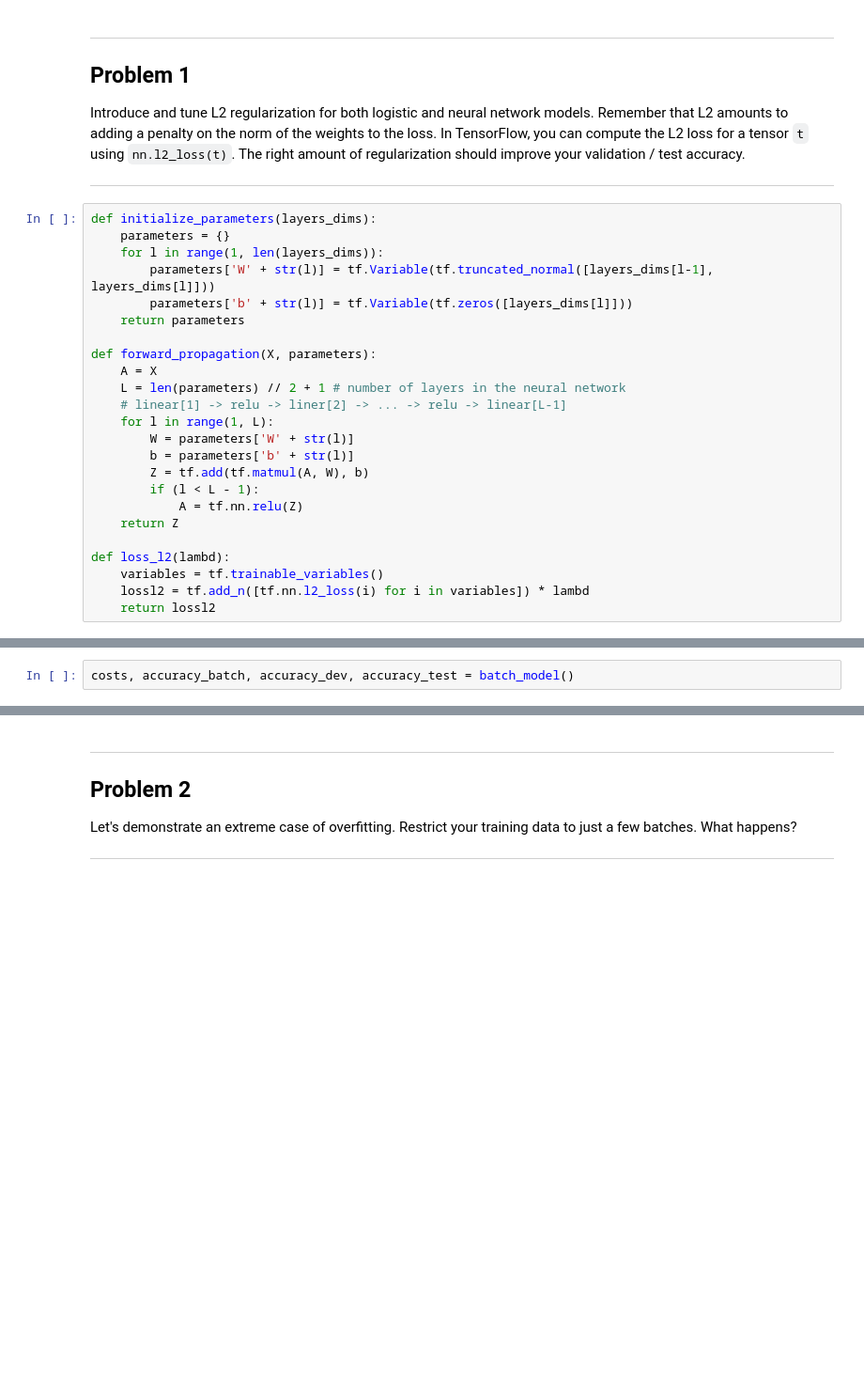
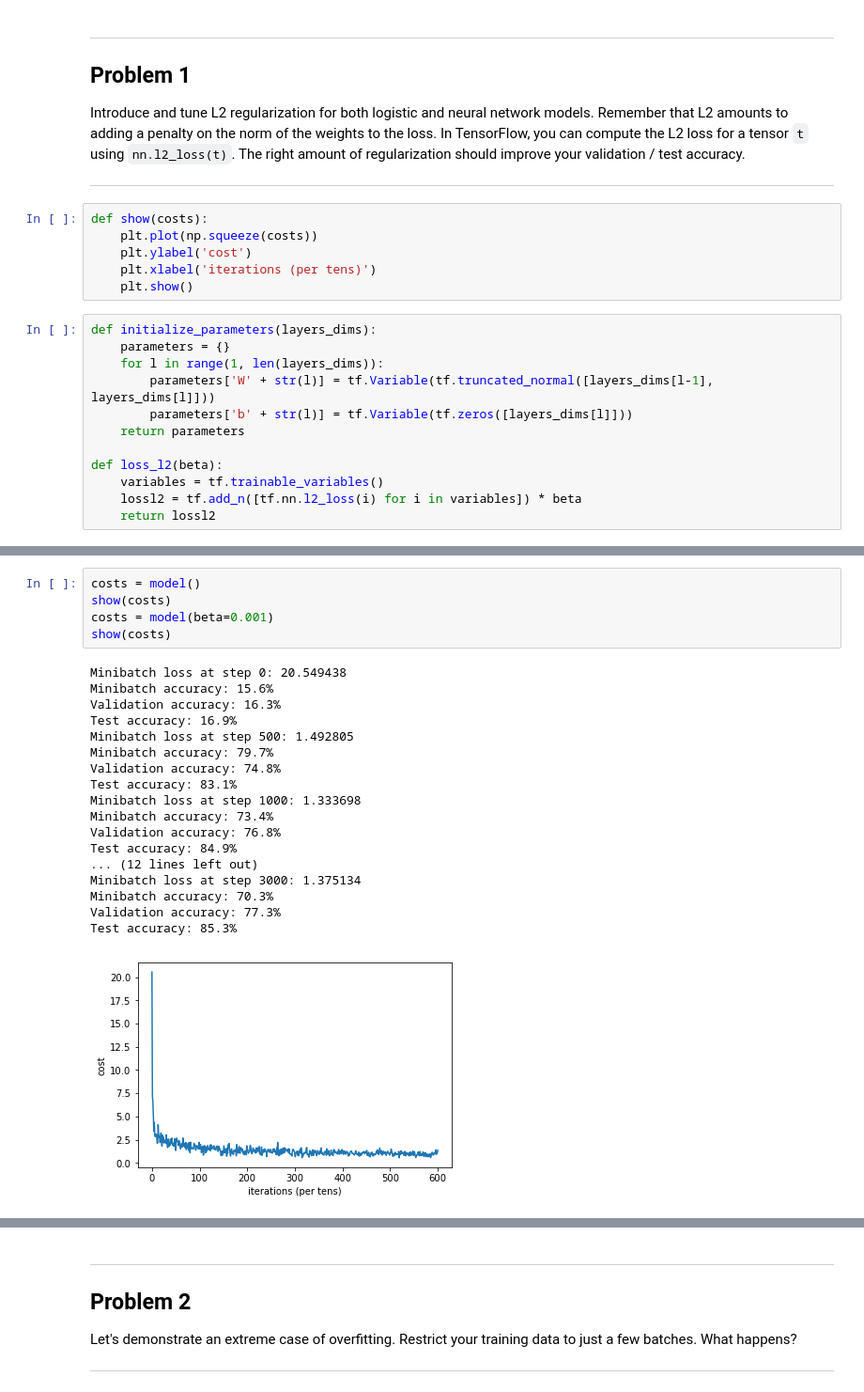
Before and after one commit to dlarionov/ud730, a Jupyter notebook: 3_regularization.ipynb, the cells around one changed output, grey strips where cells are left out. Shown at 94% size. Drawn from its saved outputs; the diff is of its cells as text; blank space fills up the shorter version.

```diff
--- a/3_regularization.ipynb
+++ b/3_regularization.ipynb
@@ -73,6 +73,12 @@ Problem 1
 Introduce and tune L2 regularization for both logistic and neural network models. Remember that L2 amounts to adding a penalty on the norm of the weights to the loss. In TensorFlow, you can compute the L2 loss for a tensor `t` using `nn.l2_loss(t)`. The right amount of regularization should improve your validation / test accuracy.
 
 ---
+# %%
+def show(costs):
+    plt.plot(np.squeeze(costs))
+    plt.ylabel('cost')
+    plt.xlabel('iterations (per tens)')
+    plt.show()
 # %%
 def initialize_parameters(layers_dims):
     parameters = {}
@@ -81,19 +87,7 @@ def initialize_parameters(layers_dims):
         parameters['b' + str(l)] = tf.Variable(tf.zeros([layers_dims[l]]))
     return parameters
 
-def forward_propagation(X, parameters):
-    A = X
-    L = len(parameters) // 2 + 1 # number of layers in the neural network
-    # linear[1] -> relu -> liner[2] -> ... -> relu -> linear[L-1]
-    for l in range(1, L):
-        W = parameters['W' + str(l)]
-        b = parameters['b' + str(l)]
-        Z = tf.add(tf.matmul(A, W), b)
-        if (l < L - 1):
-            A = tf.nn.relu(Z)
-    return Z
-
-def loss_l2(lambd):
+def loss_l2(beta):
     variables = tf.trainable_variables()
-    lossl2 = tf.add_n([tf.nn.l2_loss(i) for i in variables]) * lambd
+    lossl2 = tf.add_n([tf.nn.l2_loss(i) for i in variables]) * beta
     return lossl2
@@ -153,2 +93,0 @@ def batch_model(layers = None, num_iterations = 3001, batch_size = 128, learning
-# %%
-costs, accuracy_batch, accuracy_dev, accuracy_test = batch_model()
@@ -172,0 +176,24 @@ Test accuracy: 87.7%
+# %%
+costs = model()
+show(costs)
+costs = model(beta=0.001)
+show(costs)
+# %% [output]
+Minibatch loss at step 0: 20.549438
+Minibatch accuracy: 15.6%
+Validation accuracy: 16.3%
+Test accuracy: 16.9%
+Minibatch loss at step 500: 1.492805
+Minibatch accuracy: 79.7%
+Validation accuracy: 74.8%
+Test accuracy: 83.1%
+Minibatch loss at step 1000: 1.333698
+Minibatch accuracy: 73.4%
+Validation accuracy: 76.8%
+Test accuracy: 84.9%
+... (12 lines left out)
+Minibatch loss at step 3000: 1.375134
+Minibatch accuracy: 70.3%
+Validation accuracy: 77.3%
+Test accuracy: 85.3%
+[figure, added]
```
Also changed, not shown: parts of 13 cells of this notebook.
